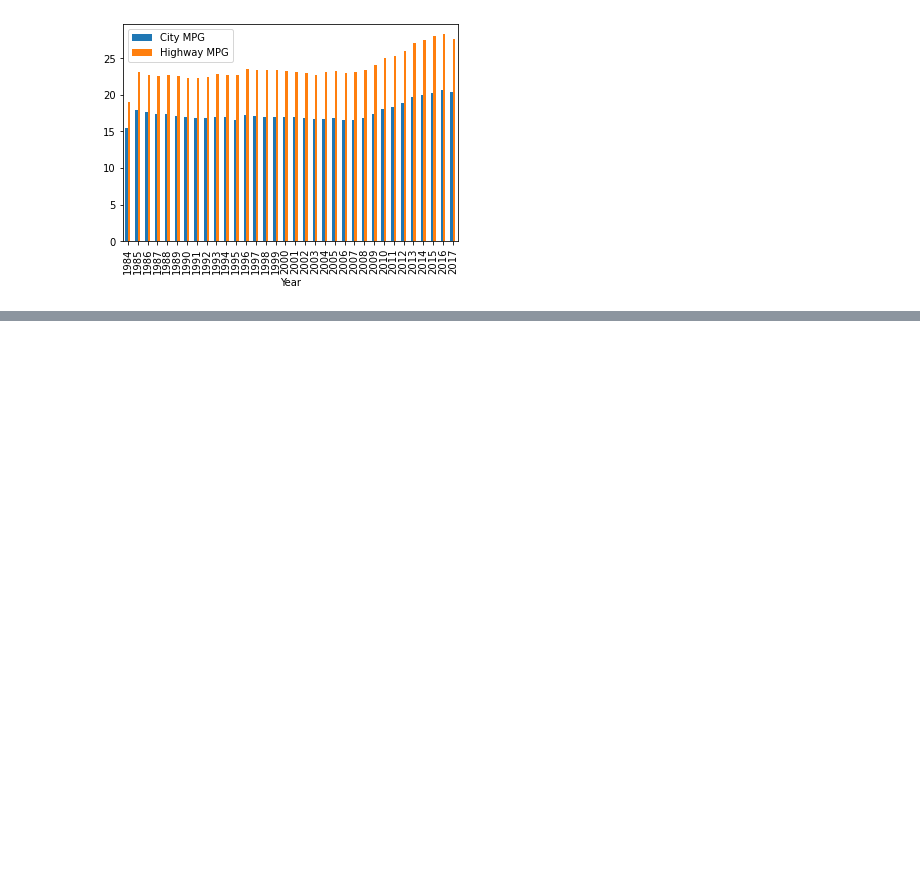
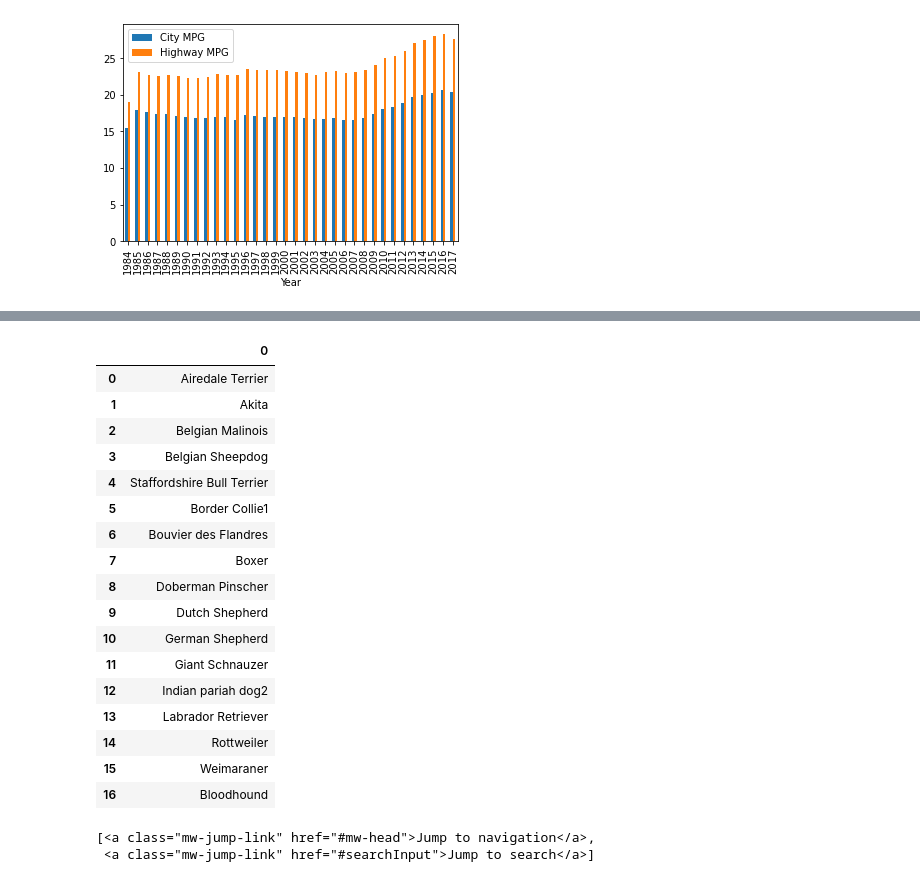
Before and after one commit to thomas-cares/data-pt-ber-08-20, a Jupyter notebook: practice/codealong.ipynb, the cells around one changed output, grey strips where cells are left out. Saved outputs shown, nothing was run; the diff lists cells and outputs as text; code cells hidden in the pictures; blank space fills up the shorter version.

```diff
--- a/practice/codealong.ipynb
+++ b/practice/codealong.ipynb
@@ -1551,0 +1658,6 @@ plt.show()
+# %%
+####MORE WEBSCRAPING ####
+url='https://en.wikipedia.org/wiki/List_of_police_dog_breeds'
+html=requests.get(url).content
+soup=BeautifulSoup(wiki_page,'html.parser')
+soup
@@ -1551,0 +1682,11 @@ plt.show()
+# %%
+#MIT FUNCTION
+
+url='https://en.wikipedia.org/wiki/List_of_police_dog_breeds'
+
+def make_soup(url):
+    html=requests.get(url).content
+    return BeautifulSoup(html,'html.parser')
+
+soup= make_soup(url)
+print(soup)
@@ -1551,0 +1774,3 @@ plt.show()
+# %%
+listitems = [i.text.replace('[','').replace(']','') for i in soup.find_all('li') if re.match('[A-Z]', i.text)][0:17] #re.match is looking at the first letter of the skin
+listitems
@@ -1551,0 +1795,29 @@ plt.show()
+# %%
+#CREATE DATAFRAME
+pd.DataFrame(listitems)
+# %% [output]
+|  | 0 |
+| 0 | Airedale Terrier |
+| 1 | Akita |
+| 2 | Belgian Malinois |
+| 3 | Belgian Sheepdog |
+| 4 | Staffordshire Bull Terrier |
+| 5 | Border Collie1 |
+| 6 | Bouvier des Flandres |
+| 7 | Boxer |
+| 8 | Doberman Pinscher |
+| 9 | Dutch Shepherd |
+| 10 | German Shepherd |
+| 11 | Giant Schnauzer |
+| 12 | Indian pariah dog2 |
+| 13 | Labrador Retriever |
+| 14 | Rottweiler |
+| 15 | Weimaraner |
+| 16 | Bloodhound |
+# %%
+#### SCRAP ONLY THINGS WITH CERTAIN CLASS - we can specify the attributes as key value pair
+###finding all hyperlinks with a certain class
+soup.find_all('a',{'class':'mw-jump-link'})
+# %% [output]
+[<a class="mw-jump-link" href="#mw-head">Jump to navigation</a>,
+ <a class="mw-jump-link" href="#searchInput">Jump to search</a>]
```
Also changed, not shown: parts of 19 cells of this notebook, 8 other files.
